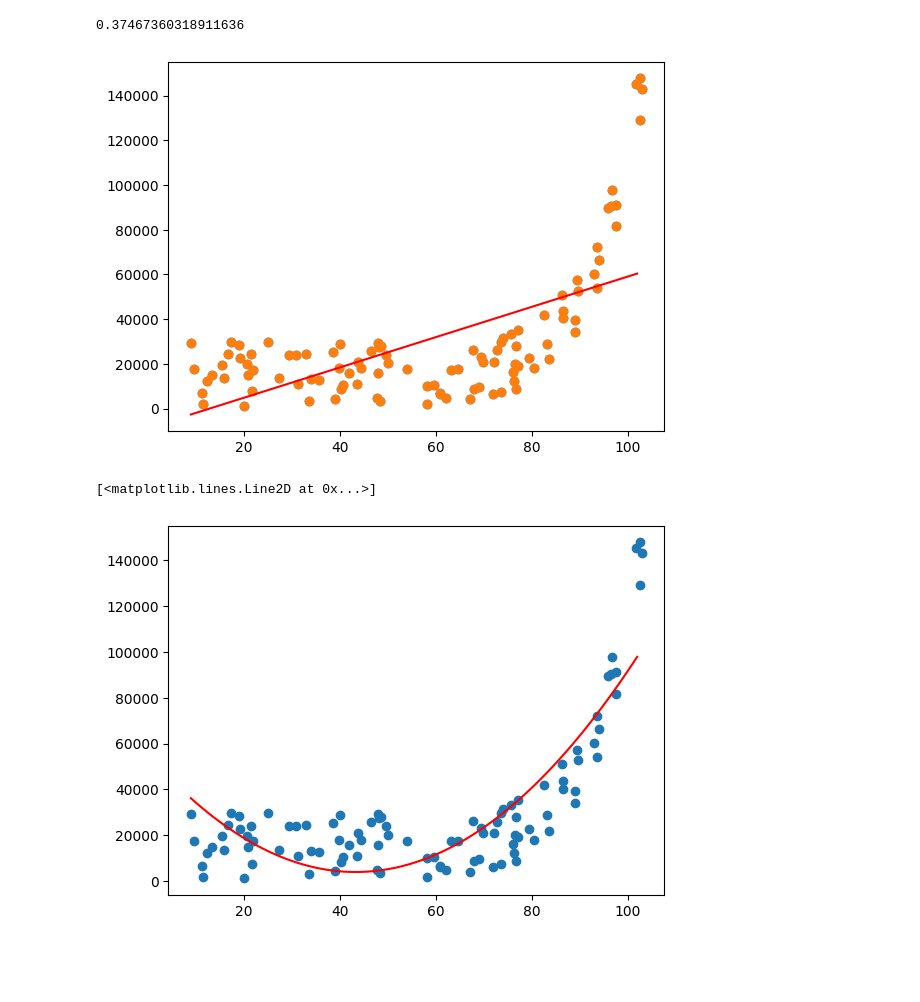
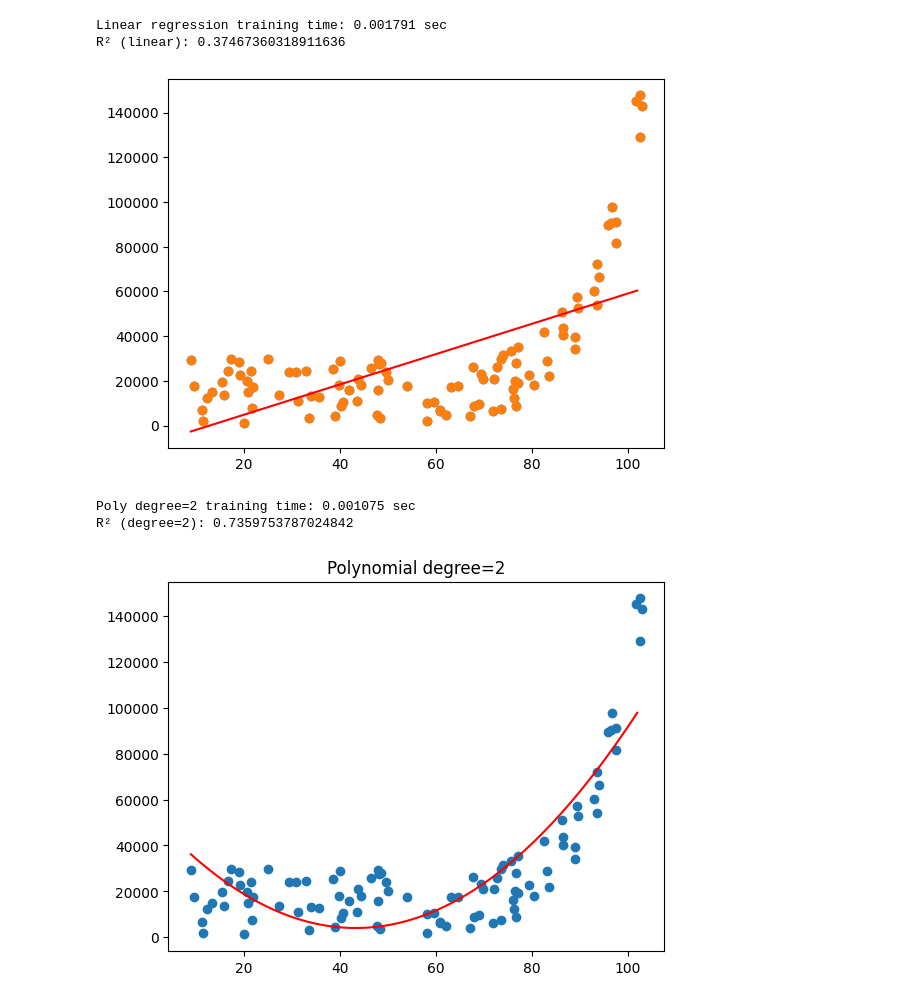
Before and after one commit to nexxy06/misis_ml_course, a Jupyter notebook: ML3.1 polynomial features/3.1ml.ipynb, the cells around one changed output. Cells and saved outputs as stored; diff of their text form; code cells hidden in the pictures; blank space fills up the shorter version.

```diff
--- a/ML3.1 polynomial features/3.1ml.ipynb
+++ b/ML3.1 polynomial features/3.1ml.ipynb
@@ -2,6 +2,7 @@
 import numpy as np
 import pandas as pd
 import matplotlib.pyplot as plt
+import time
 
 data = pd.read_csv("./data/gen_regression.csv")
 X = data.x
@@ -11,36 +12,45 @@ plt.scatter(X, y)
 X = pd.DataFrame(X)
 
 from sklearn.linear_model import LinearRegression
+
+t0 = time.perf_counter()
 linear = LinearRegression().fit(X, y)
+t1 = time.perf_counter()
+print(f"Linear regression training time: {t1-t0:.6f} sec")
 
 xx = np.arange(X.x.min(axis=0), X.x.max(axis=0))
 yy = linear.predict(pd.DataFrame(xx))
 
 plt.scatter(X.x, y)
 plt.plot(xx, yy, c='r')
-linear.score(X, y)
+print("R² (linear):", linear.score(X, y))
 # %% [output]
-0.37467360318911636
+Linear regression training time: 0.001791 sec
+R² (linear): 0.37467360318911636
 [figure]
 # %%
 from sklearn.preprocessing import PolynomialFeatures
 
 transformation = PolynomialFeatures(degree=2)
 transformation.fit(X)
 X_2 = transformation.transform(X)
 
-X_2.shape
-X_2[:5]
-
+t0 = time.perf_counter()
 poly_2d = LinearRegression().fit(X_2, y)
+t1 = time.perf_counter()
+print(f"Poly degree=2 training time: {t1-t0:.6f} sec")
+print("R² (degree=2):", poly_2d.score(X_2, y))
 
 xx_2d = transformation.transform(pd.DataFrame(xx))
 yy_2d = poly_2d.predict(xx_2d)
 plt.scatter(X.x, y)
 plt.plot(xx, yy_2d, c='r')
+plt.title("Polynomial degree=2")
+plt.show()
 # %% [output]
-[<matplotlib.lines.Line2D at 0x...>]
+Poly degree=2 training time: 0.001075 sec
+R² (degree=2): 0.7359753787024842
-[figure, old version]
+[figure, new version]
 # %%
 poly_2d.score(X_2, y)
 
```
Also changed, not shown: parts of 7 cells of this notebook.
